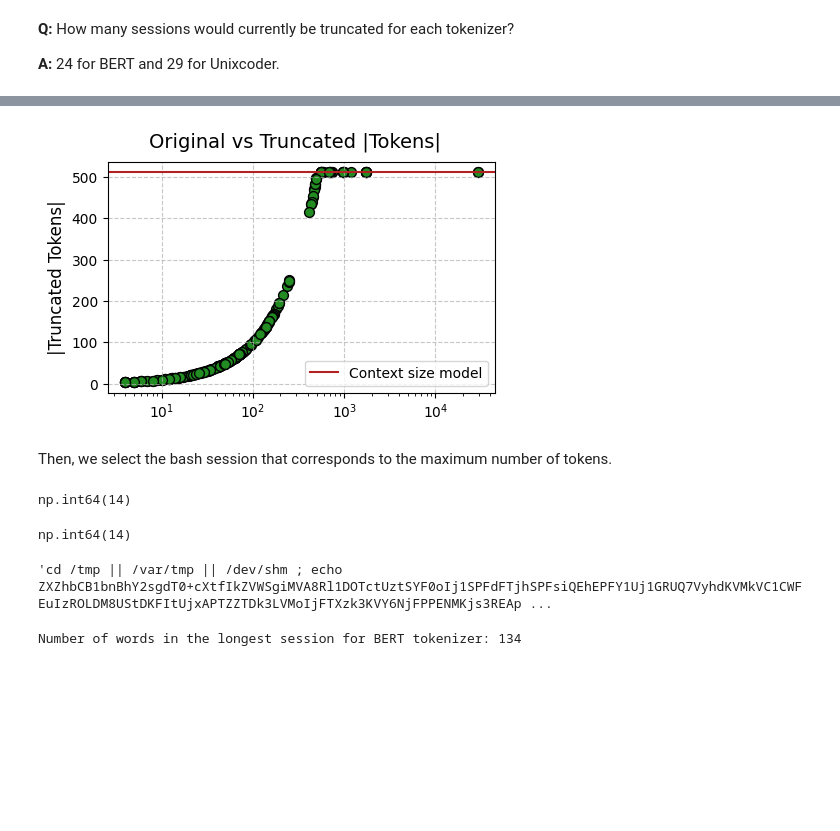
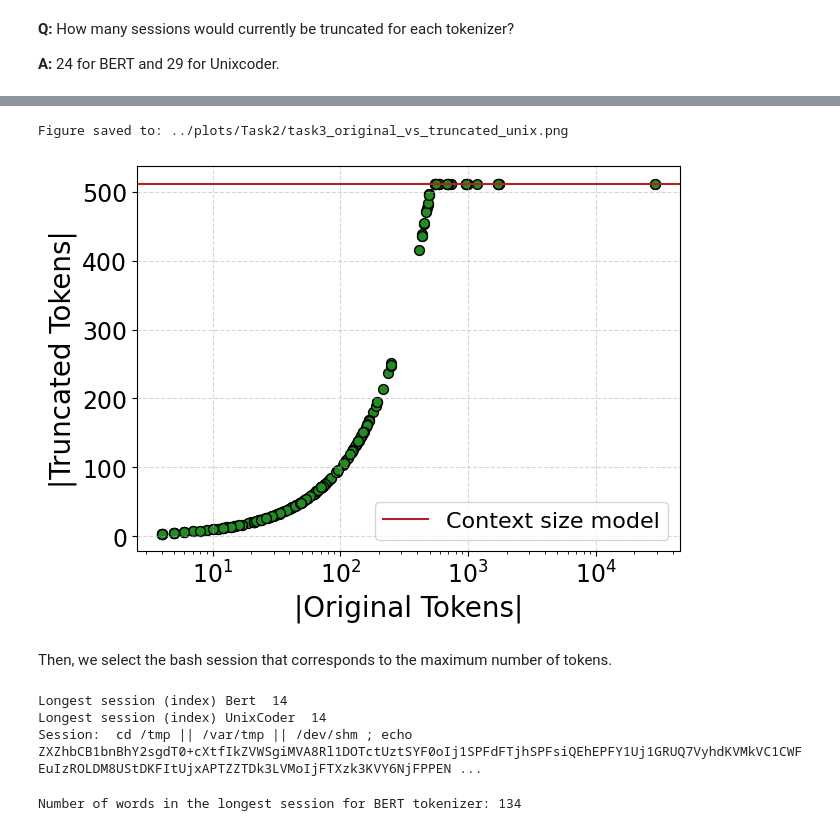
Before and after one commit to RenatoMignone/attack-tactic-recognition-nlp, a Jupyter notebook: lab/notebooks/Task2.ipynb, the cells around one changed output, grey strips where cells are left out. Drawn from its saved outputs; the diff is of its cells as text; code cells hidden in the pictures; blank space fills up the shorter version.

```diff
--- a/lab/notebooks/Task2.ipynb
+++ b/lab/notebooks/Task2.ipynb
@@ -13,10 +13,10 @@ import os
 # ============================================================================
 # GLOBAL CONFIGURATION: Plot Saving
 # ============================================================================
-SAVE_PLOTS = 0
+SAVE_PLOTS = 1
 # ============================================================================
 
-REPORT_IMAGES_DIR = '../plots/Task1'
+REPORT_IMAGES_DIR = '../plots/Task2'
 os.makedirs(REPORT_IMAGES_DIR, exist_ok=True)
 
 def save_figure_for_report(filename, dpi=300, bbox_inches='tight'):
@@ -265,34 +272,35 @@ plt.show()
 # %%
-fig, ax = plt.subplots(1, figsize=(5, 3))
+# Original vs Truncated |Tokens| UnixCoder
+fig, ax = plt.subplots(1, figsize=(7, 5))
+
 ax.scatter(unixcoder_token_counts, n_truncated_tokens_unix, s=50,
            color="forestgreen", edgecolor="k", linewidth=1)
 ax.axhline(512, c="firebrick", label = f"Context size model")
-ax.grid(True, linestyle='--', alpha=0.7)
-ax.set_ylabel('|Original Tokens|', fontsize=12)
-ax.set_ylabel('|Truncated Tokens|', fontsize=12)
-ax.legend()
-fig.suptitle('Original vs Truncated |Tokens|', fontsize=14)
+ax.grid(True, linestyle='--', alpha=0.5)
+ax.set_xlabel('|Original Tokens|', fontsize=20)
+ax.set_ylabel('|Truncated Tokens|', fontsize=20)
+ax.legend(fontsize=16)
+ax.tick_params(labelsize=17)
+#fig.suptitle('Original vs Truncated |Tokens|', fontsize=14)
 ax.set_xscale("log")
+save_figure_for_report('task3_original_vs_truncated_unix.png')
 plt.show()
 # %% [output]
+Figure saved to: ../plots/Task2/task3_original_vs_truncated_unix.png
-[figure, old version]
+[figure, new version]
 # %% [markdown]
 Then, we select the bash session that corresponds to the maximum number of tokens.
 # %%
 max_bert_tokens = np.argmax(bert_token_counts)
 max_unix_tokens = np.argmax(unixcoder_token_counts)
+
+print("Longest session (index) Bert ", max_bert_tokens)
+print("Longest session (index) UnixCoder ", max_unix_tokens)
+print("Session: ", full_list_sentences[max_bert_tokens])
+# %% [output]
+Longest session (index) Bert  14
+Longest session (index) UnixCoder  14
+Session:  cd /tmp || /var/tmp || /dev/shm ; echo ZXZhbCB1bnBhY2sgdT0+cXtfIkZVWSgiMVA8Rl1DOTctUztSYF0oIj1SPFdFTjhSPFsiQEhEPFY1Uj1GRUQ7VyhdKVMkVC1CWFEuIzROLDM8UStDKFItUjxAPTZZTDk3LVMoIjFTXzk3KVY6NjFPPEN ...
-# %%
-max_bert_tokens
-# %% [output]
-np.int64(14)
-# %%
-max_unix_tokens
-# %% [output]
-np.int64(14)
-# %%
-full_list_sentences[max_bert_tokens]
-# %% [output]
-'cd /tmp || /var/tmp || /dev/shm ; echo ZXZhbCB1bnBhY2sgdT0+cXtfIkZVWSgiMVA8Rl1DOTctUztSYF0oIj1SPFdFTjhSPFsiQEhEPFY1Uj1GRUQ7VyhdKVMkVC1CWFEuIzROLDM8UStDKFItUjxAPTZZTDk3LVMoIjFTXzk3KVY6NjFPPENMKjs3REAp ...
 # %%
 print(f"Number of words in the longest session for BERT tokenizer: {len(full_list_sentences[max_bert_tokens].split())}")
 # %% [output]
```
Also changed, not shown: parts of 8 cells of this notebook, 26 other files.
